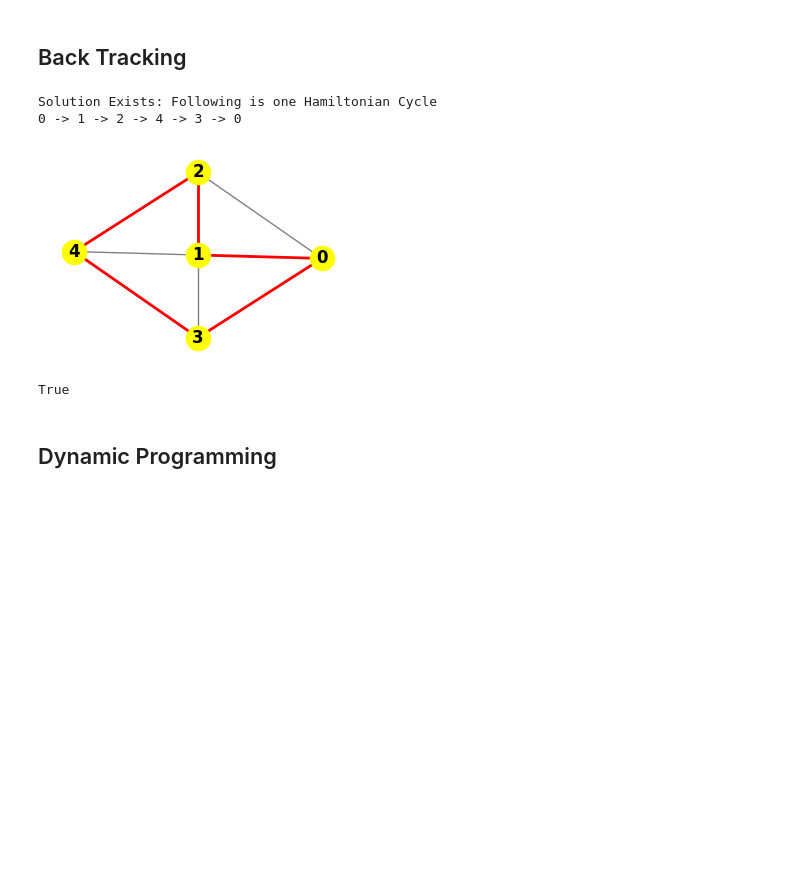
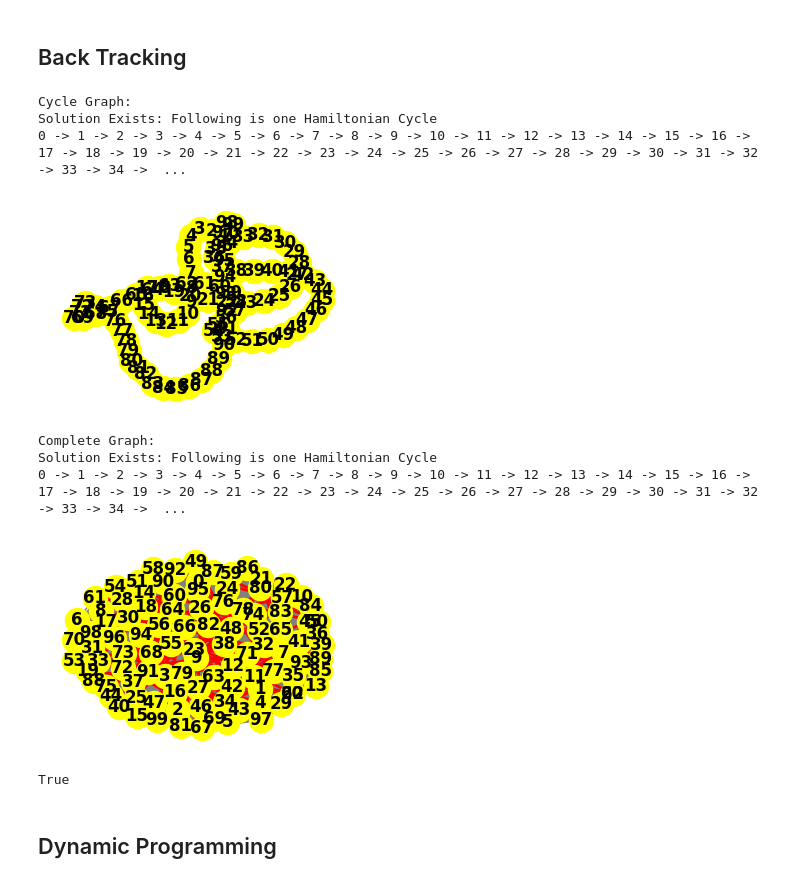
Before and after one commit to sh06565/Algo-Hamiltonian-Cycle, a Jupyter notebook: Algorithms.ipynb, the cells around one changed output. Drawn from its saved outputs; the diff is of its cells as text; code cells hidden in the pictures; blank space fills up the shorter version.

```diff
--- a/Algorithms.ipynb
+++ b/Algorithms.ipynb
@@ -99,47 +125,67 @@ class Graph():
             for j in range(i, self.V):
                 if self.graph[i][j] == 1:
                     G.add_edge(i, j)
-        pos = nx.spectral_layout(G)
+        pos = nx.spring_layout(G)
         plt.figure(figsize=(3, 2))
         nx.draw(G, pos, with_labels=True, font_weight='bold', node_color='yellow', edge_color='gray')
         if path:
             edges_in_path = [(path[i], path[(i + 1) % self.V]) for i in range(self.V)]
             nx.draw_networkx_edges(G, pos, edgelist=edges_in_path, edge_color='red', width=2)
         plt.show()
 
 # graph used in report
 # g1 = Graph(5)
 # g1.add_edge(0, 1)
 # g1.add_edge(0, 3)
 # g1.add_edge(1, 2)
 # g1.add_edge(1, 3)
 # g1.add_edge(1, 4)
 # g1.add_edge(2, 4)
 # g1.add_edge(3, 4)
 # g1.hamCycle()
 
 # g2 = Graph(5)
 # g2.add_edge(0, 1)
 # g2.add_edge(0, 3)
 # g2.add_edge(1, 2)
 # g2.add_edge(1, 3)
 # g2.add_edge(1, 4)
 # g2.add_edge(2, 4)
 # g2.add_edge(3, 4)
 # g2.add_edge(0, 2)
 # g2.hamCycle()
 
-# run the algorithm on the graph
-start_time = time.time()
-g1 = Graph(num_nodes)
-for u, v in g.edges():
-    g1.add_edge(u, v)
-g1.hamCycle()
-print('Time taken:', time.time() - start_time)
+# Create cycle and complete graphs
+cycle_graph = make_cycle_graph(100)
+complete_graph = make_complete_graph(100)
+
+# Instantiate Graph class and analyze
+cycle_graph_instance = Graph(100)  # Assuming 10 vertices for the cycle graph
+complete_graph_instance = Graph(100)  # Assuming 10 vertices for the complete graph
+
+# Add edges to the graph instances based on the generated graphs
+for edge in cycle_graph.edges():
+    cycle_graph_instance.add_edge(edge[0], edge[1])
+
+for edge in complete_graph.edges():
+    complete_graph_instance.add_edge(edge[0], edge[1])
+
+# Analyze cycle graph
+print("Cycle Graph:")
+cycle_graph_instance.hamCycle()
+
+# Analyze complete graph
+print("Complete Graph:")
+complete_graph_instance.hamCycle()
 # %% [output]
+Cycle Graph:
 Solution Exists: Following is one Hamiltonian Cycle
-0 -> 1 -> 2 -> 4 -> 3 -> 0
+0 -> 1 -> 2 -> 3 -> 4 -> 5 -> 6 -> 7 -> 8 -> 9 -> 10 -> 11 -> 12 -> 13 -> 14 -> 15 -> 16 -> 17 -> 18 -> 19 -> 20 -> 21 -> 22 -> 23 -> 24 -> 25 -> 26 -> 27 -> 28 -> 29 -> 30 -> 31 -> 32 -> 33 -> 34 ->  ...
-[figure, old version]
+[figure, new version]
-True
+Complete Graph:
+Solution Exists: Following is one Hamiltonian Cycle
+0 -> 1 -> 2 -> 3 -> 4 -> 5 -> 6 -> 7 -> 8 -> 9 -> 10 -> 11 -> 12 -> 13 -> 14 -> 15 -> 16 -> 17 -> 18 -> 19 -> 20 -> 21 -> 22 -> 23 -> 24 -> 25 -> 26 -> 27 -> 28 -> 29 -> 30 -> 31 -> 32 -> 33 -> 34 ->  ...
+[figure, added]
+True
 # %% [markdown]
 ## Dynamic Programming
```
Also changed, not shown: parts of 6 cells of this notebook.
